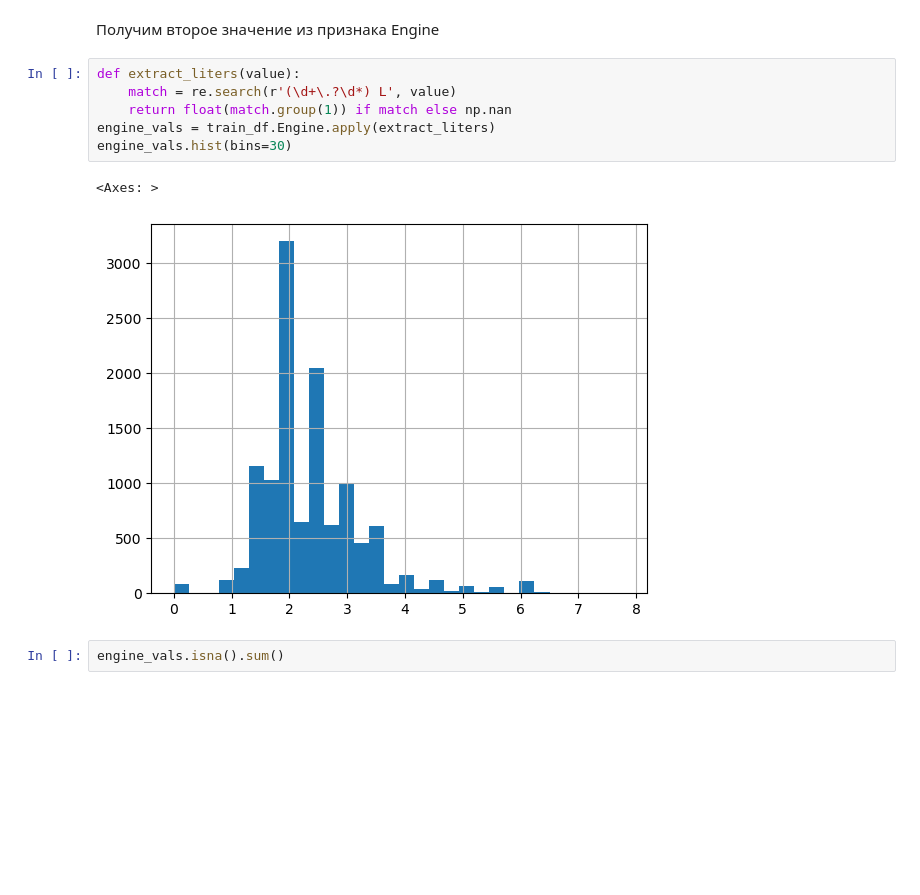
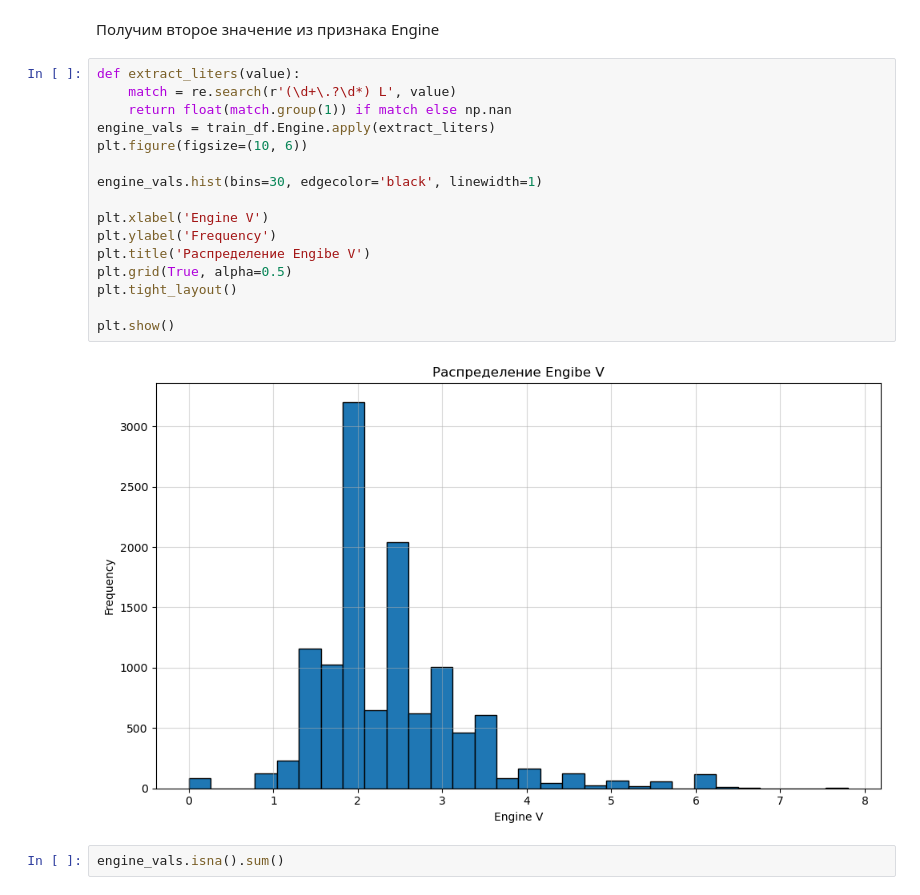
Before and after one commit to dmitryburn/workshop3, a Jupyter notebook: code/Car_price.ipynb, the cells around one changed output. Drawn from its saved outputs; the diff is of its cells as text; blank space fills up the shorter version.

```diff
--- a/code/Car_price.ipynb
+++ b/code/Car_price.ipynb
@@ -585,12 +622,21 @@ Name: count, dtype: int64
 # %%
 def extract_liters(value):
     match = re.search(r'(\d+\.?\d*) L', value)
     return float(match.group(1)) if match else np.nan
 engine_vals = train_df.Engine.apply(extract_liters)
-engine_vals.hist(bins=30)
+plt.figure(figsize=(10, 6))
+
+engine_vals.hist(bins=30, edgecolor='black', linewidth=1)
+
+plt.xlabel('Engine V')
+plt.ylabel('Frequency')
+plt.title('Распределение Engibe V')
+plt.grid(True, alpha=0.5)
+plt.tight_layout()
+
+plt.show()
 # %% [output]
-<Axes: >
-[figure, old version]
+[figure, new version]
 # %%
 engine_vals.isna().sum()
 # %% [output]
```
Also changed, not shown: parts of 54 cells of this notebook.
